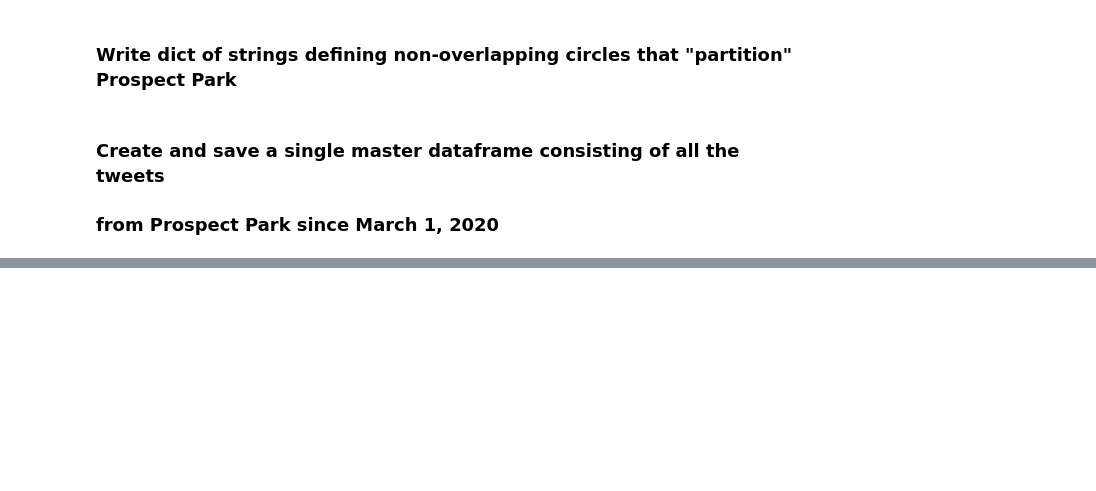
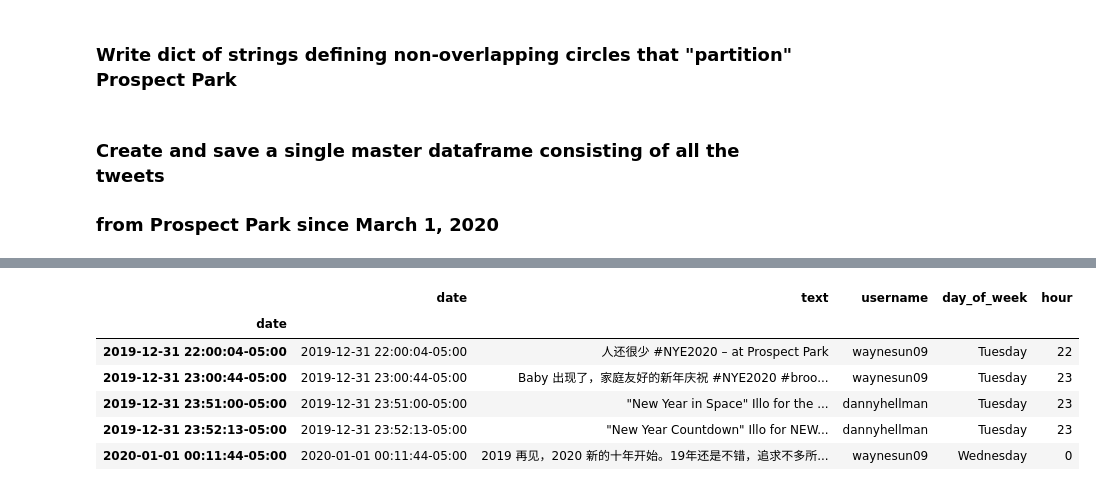
Before and after one commit to four-insightfellows-corona-project/social_distancing, a Jupyter notebook: notebooks/01_geotweets_getter_ee.ipynb, the cells around one changed output, grey strips where cells are left out. Saved outputs shown, nothing was run; the diff lists cells and outputs as text; code cells hidden in the pictures; blank space fills up the shorter version.

```diff
--- a/notebooks/01_geotweets_getter_ee.ipynb
+++ b/notebooks/01_geotweets_getter_ee.ipynb
@@ -127,0 +110,10 @@ memory usage: 84.7+ KB
+# %%
+df.head()
+# %% [output]
+|  | date | text | username | day_of_week | hour |
+| date |  |  |  |  |  |
+| 2019-12-31 22:00:04-05:00 | 2019-12-31 22:00:04-05:00 | 人还很少 #NYE2020 – at Prospect Park | waynesun09 | Tuesday | 22 |
+| 2019-12-31 23:00:44-05:00 | 2019-12-31 23:00:44-05:00 | Baby 出现了，家庭友好的新年庆祝 #NYE2020 #broo... | waynesun09 | Tuesday | 23 |
+| 2019-12-31 23:51:00-05:00 | 2019-12-31 23:51:00-05:00 | "New Year in Space" Illo for the ... | dannyhellman | Tuesday | 23 |
+| 2019-12-31 23:52:13-05:00 | 2019-12-31 23:52:13-05:00 | "New Year Countdown" Illo for NEW... | dannyhellman | Tuesday | 23 |
+| 2020-01-01 00:11:44-05:00 | 2020-01-01 00:11:44-05:00 | 2019 再见，2020 新的十年开始。19年还是不错，追求不多所... | waynesun09 | Wednesday | 0 |
```
Also changed, not shown: parts of 5 cells of this notebook, 7 other files.
